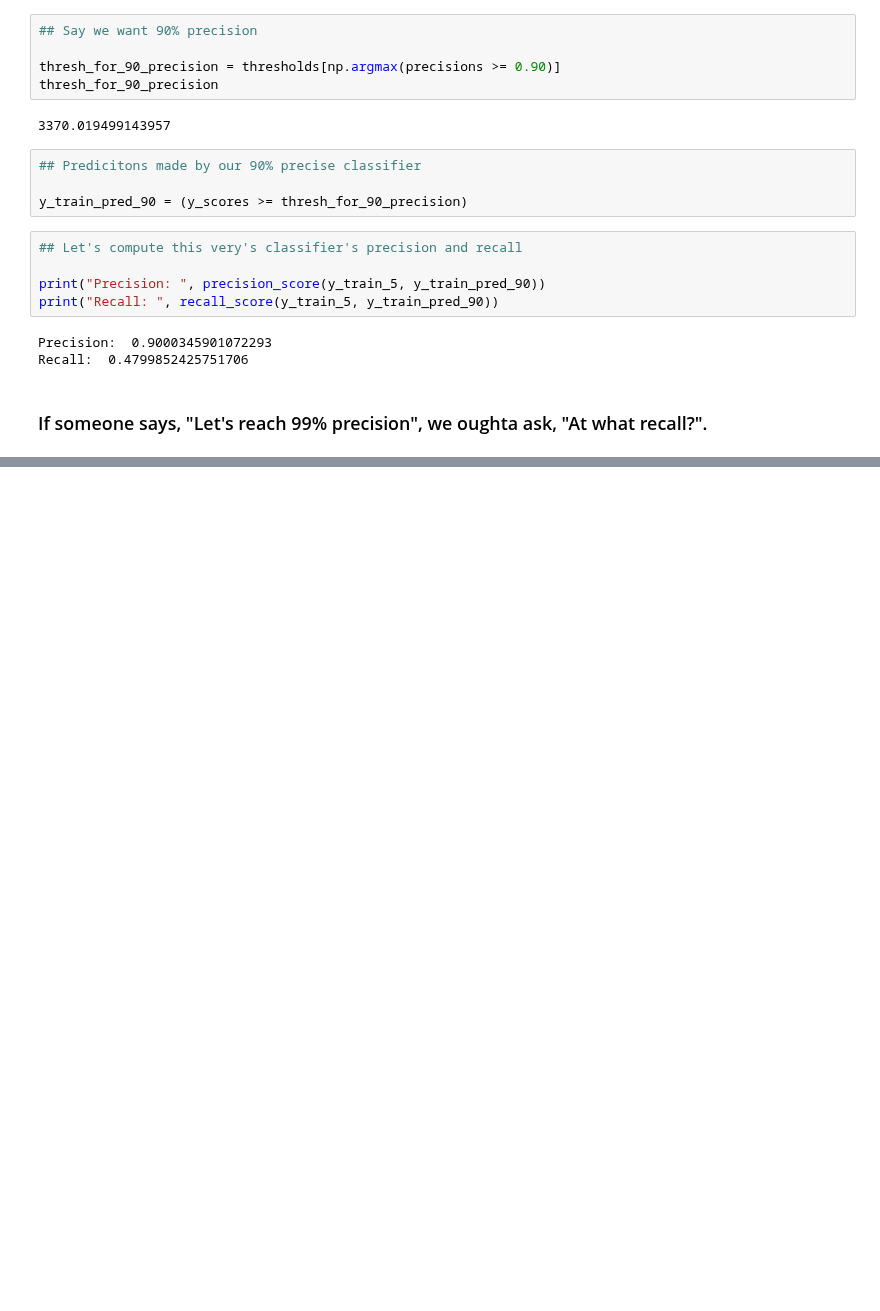
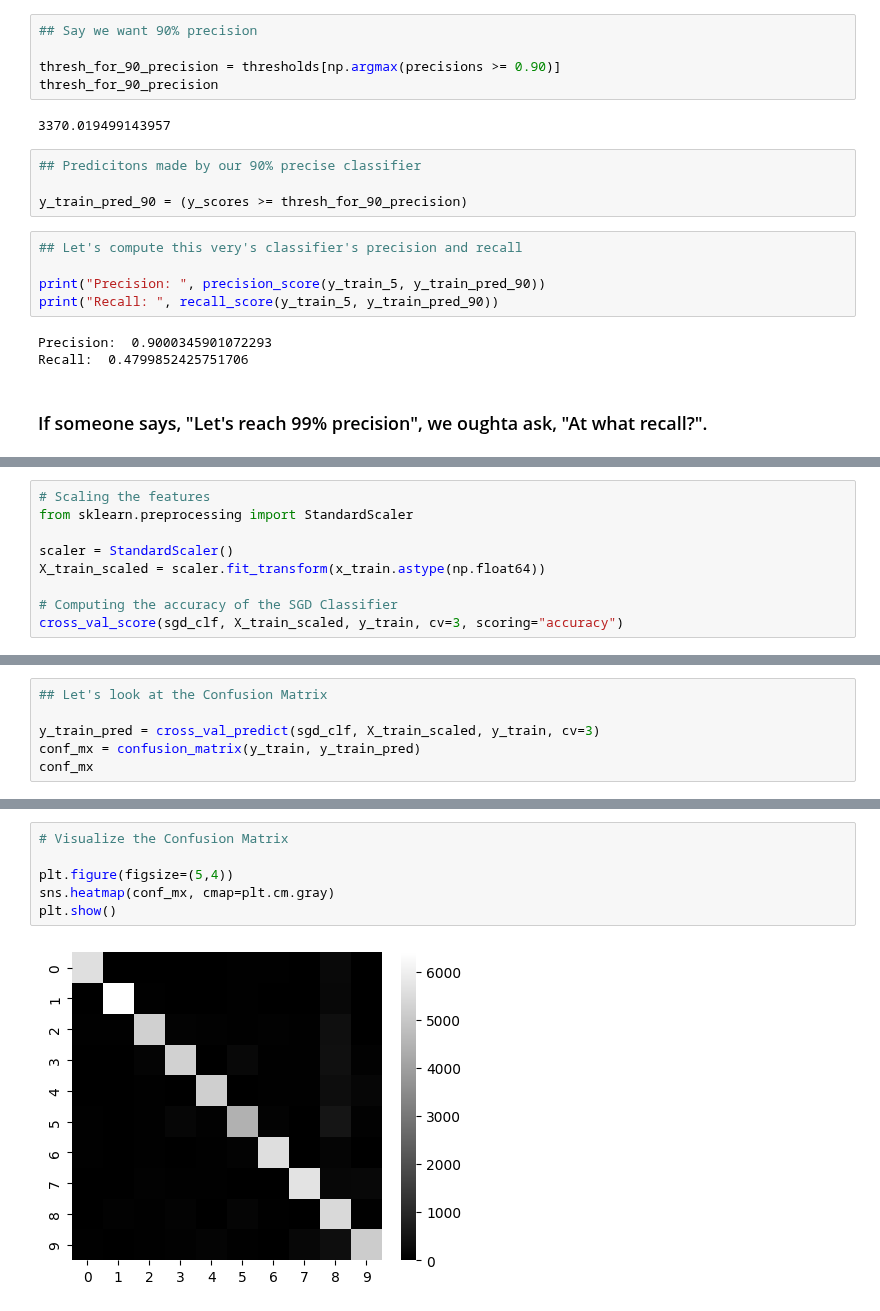
Before and after one commit to suryanshyaknow/machine-learning, a Jupyter notebook: in2__classification/in1__classification.ipynb, the cells around one changed output, grey strips where cells are left out. Drawn from its saved outputs; the diff is of its cells as text; blank space fills up the shorter version.

```diff
--- a/in2__classification/in1__classification.ipynb
+++ b/in2__classification/in1__classification.ipynb
@@ -566,0 +571,9 @@ array([5], dtype=uint8)
+# %%
+# Scaling the features
+from sklearn.preprocessing import StandardScaler
+
+scaler = StandardScaler()
+X_train_scaled = scaler.fit_transform(x_train.astype(np.float64))
+
+# Computing the accuracy of the SGD Classifier
+cross_val_score(sgd_clf, X_train_scaled, y_train, cv=3, scoring="accuracy")
@@ -566,0 +582,6 @@ array([5], dtype=uint8)
+# %%
+## Let's look at the Confusion Matrix
+
+y_train_pred = cross_val_predict(sgd_clf, X_train_scaled, y_train, cv=3)
+conf_mx = confusion_matrix(y_train, y_train_pred)
+conf_mx
@@ -566,0 +600,8 @@ array([5], dtype=uint8)
+# %%
+# Visualize the Confusion Matrix
+
+plt.figure(figsize=(5,4))
+sns.heatmap(conf_mx, cmap=plt.cm.gray)
+plt.show()
+# %% [output]
+[figure, added]
```
Also changed, not shown: parts of 70 cells of this notebook.
